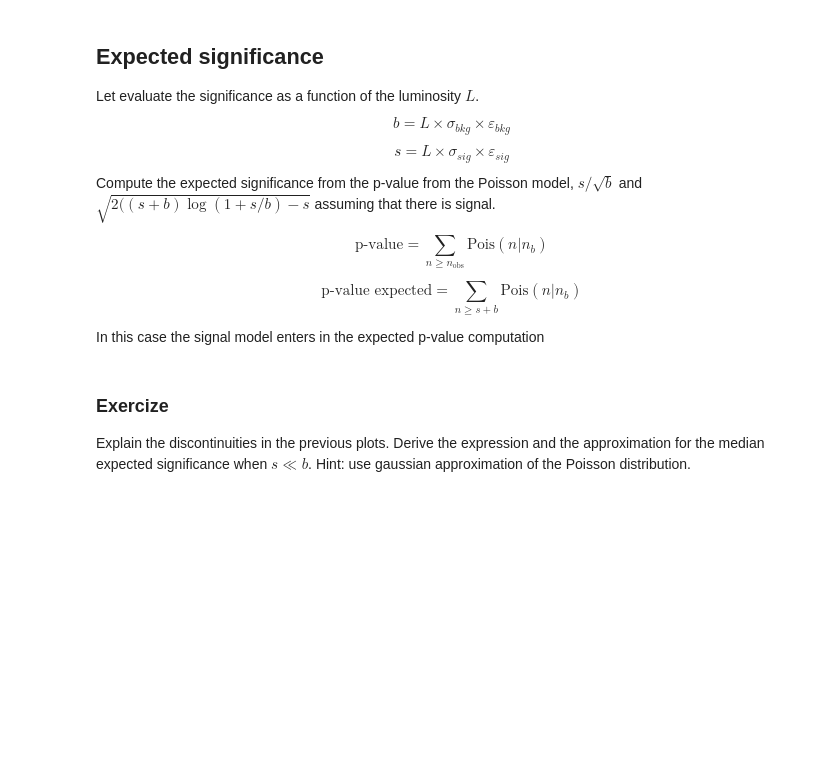
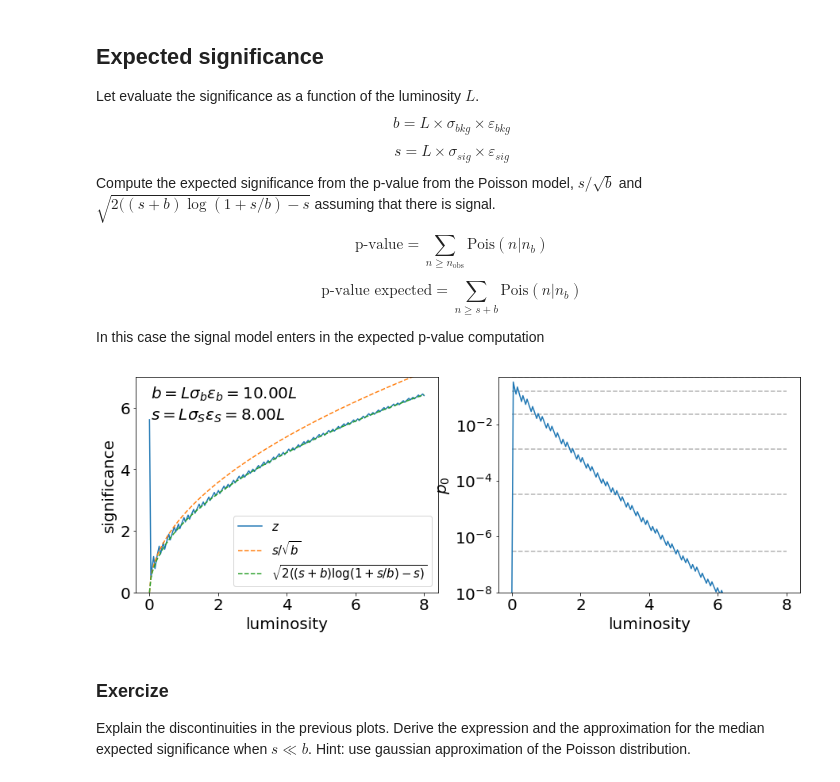
Before and after one commit to wiso/StatisticsLectures, a Jupyter notebook: Lecture1.ipynb, the cells around one changed output. Drawn from its saved outputs; the diff is of its cells as text; code cells hidden in the pictures; blank space fills up the shorter version.

```diff
--- a/Lecture1.ipynb
+++ b/Lecture1.ipynb
@@ -448,6 +458,10 @@ eval_sensitivity = interact(eval_sensitivity, bkg_xsec=(10, 10000),
                             signal_efficiency=(0.7, 1, 0.01),
                             bkg_rejection=(3, 500, 10),
                             max_lumi=(1, 100))
+# %%
+eval_sensitivity()  # only this is rendered on github
+# %% [output]
+[figure, added]
 # %% [markdown]
 ### Exercize
 Explain the discontinuities in the previous plots.
```
Also changed, not shown: parts of 2 cells of this notebook.
